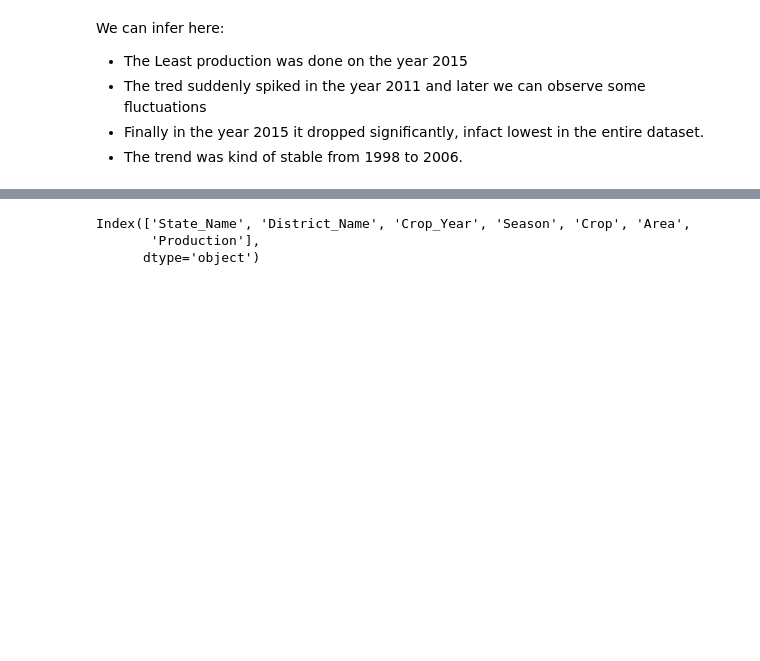
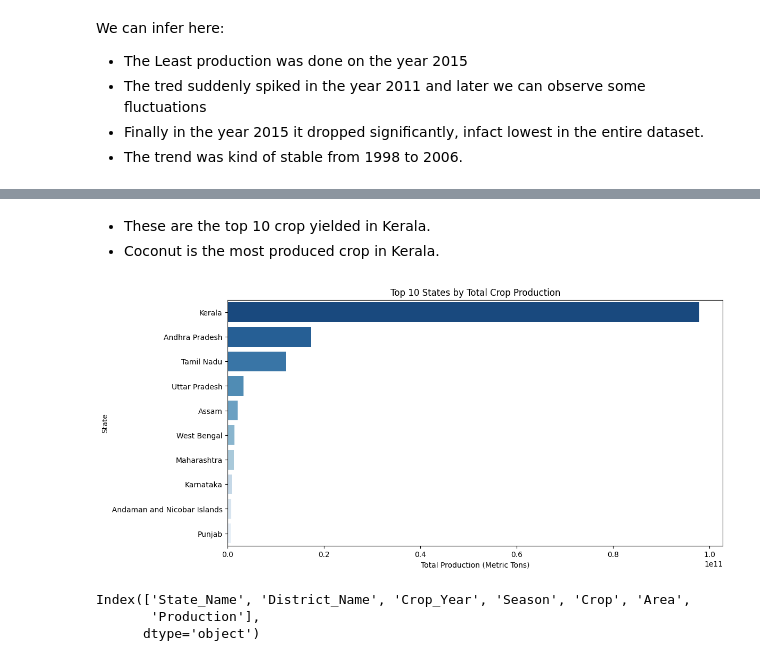
Before and after one commit to rizz045/Crop-Yield-Prediction-Using-ML, a Jupyter notebook: Crop_Yield_Prediction_In_India_Using_ML.ipynb, the cells around one changed output, grey strips where cells are left out. Saved outputs shown, nothing was run; the diff lists cells and outputs as text; code cells hidden in the pictures; blank space fills up the shorter version.

```diff
--- a/Crop_Yield_Prediction_In_India_Using_ML.ipynb
+++ b/Crop_Yield_Prediction_In_India_Using_ML.ipynb
@@ -185,3 +181,16 @@ We can infer here:
+# %% [markdown]
+* These are the top 10 crop yielded in Kerala.
+* Coconut is the most produced crop in Kerala.
+# %%
+state_production = df.groupby("State_Name")["Production"].sum().reset_index().sort_values(by="Production", ascending=False)
+plt.figure(figsize=(12, 6))
+sns.barplot(x="Production", y="State_Name", data=state_production.head(10), palette="Blues_r")
+plt.title("Top 10 States by Total Crop Production")
+plt.xlabel("Total Production (Metric Tons)")
+plt.ylabel("State")
+plt.show()
+# %% [output]
+[figure, added]
 # %%
 df.columns
 # %% [output]
```
Also changed, not shown: parts of 5 cells of this notebook.
